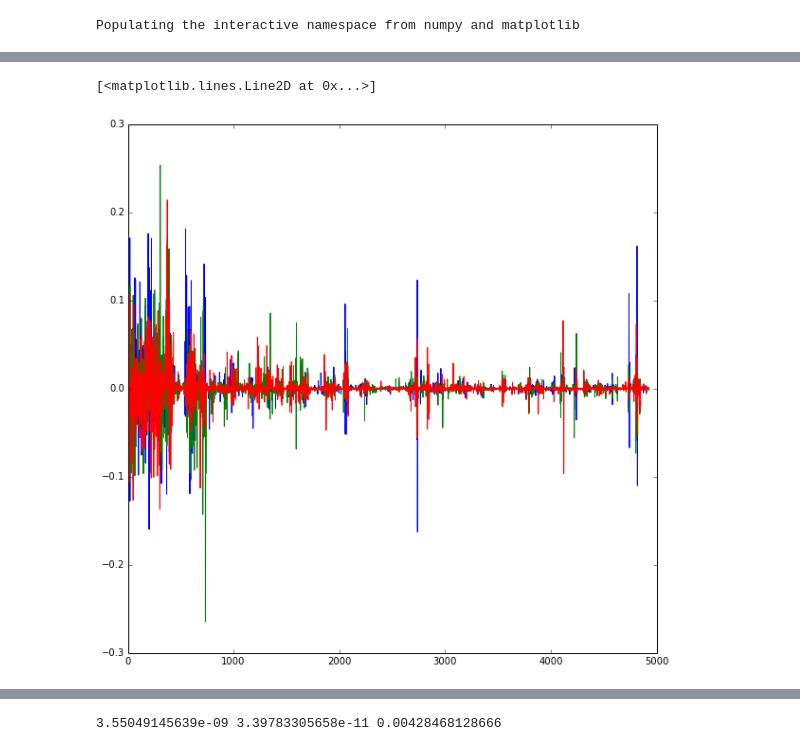
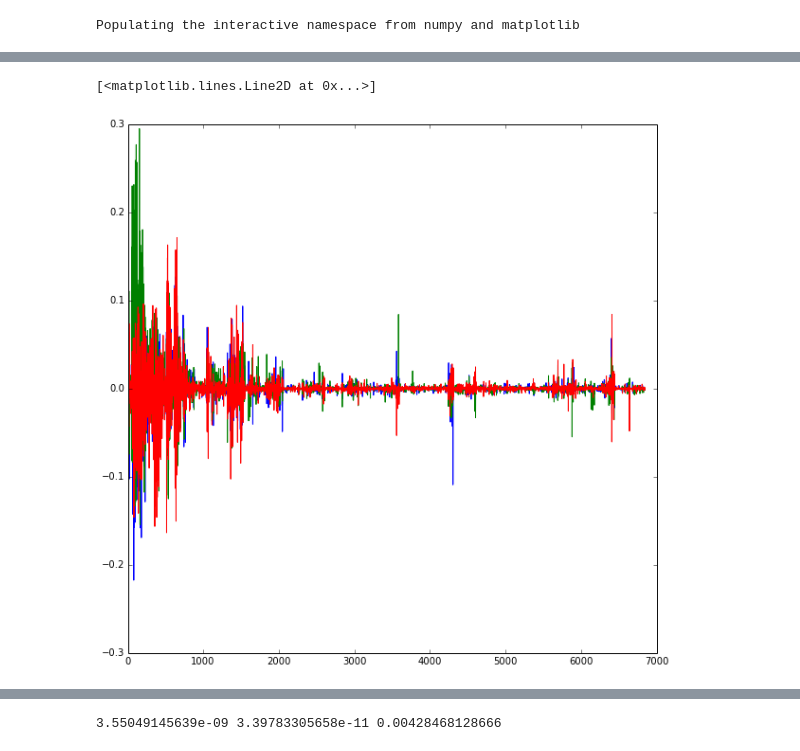
Before and after one commit to forero/ArepoWeb, a Jupyter notebook: src/TestWebFinder.ipynb, the cells around one changed output, grey strips where cells are left out. Saved outputs shown, nothing was run; the diff lists cells and outputs as text; code cells hidden in the pictures.

```diff
--- a/src/TestWebFinder.ipynb
+++ b/src/TestWebFinder.ipynb
@@ -41,8 +41,8 @@ slice_vz = empty((0))
 data_path= "/Users/forero/work/ArepoWeb/data/L75n455FP/snapdir_135"
 
 delta_slice = 500.0
-center_slice = 30000.0
-window_xy = 10000.0
+center_slice = 30000.0 #30000 is interesting, 45000 tambien
+window_xy = 15000.0
 
 for i in range(32):
     pos, vel, p, dens, vol = load_snap(data_path, snapnum, i)
@@ -80,5 +80,5 @@ print size(slice_x), size(slice_dens)
 # %%
-index_center = where((slice_z>(center_slice-0.20*delta_slice))&(slice_z<(center_slice+0.20*delta_slice))&
+index_center = where((slice_z>(center_slice-0.30*delta_slice))&(slice_z<(center_slice+0.30*delta_slice))&
                      (slice_x>(center_slice-0.8*window_xy))&(slice_x<(center_slice+0.8*window_xy))&
                       (slice_y>(center_slice-0.8*window_xy))&(slice_y<(center_slice+0.8*window_xy)))
 
@@ -146,6 +146,11 @@ for i in index_center[0:NMAX]:
     sigma_xx = append(sigma_xx, tmp_sigma_xx)
     sigma_yy = append(sigma_yy, tmp_sigma_yy)
     sigma_zz = append(sigma_zz, tmp_sigma_zz)
+    sigma_xy = append(sigma_xy, tmp_sigma_xy)
+    sigma_xz = append(sigma_xz, tmp_sigma_xz)
+    sigma_yz = append(sigma_yz, tmp_sigma_yz)
+
+
     itera = itera+1
     if(not(itera%1000)):
          print itera, size(index_center)
@@ -157,10 +255,13 @@ for i in index_center[0:NMAX]:
 # %%
-plot(sigma_xx)
-plot(sigma_yy)
-plot(sigma_zz)
+#plot(sigma_xx)
+#plot(sigma_yy)
+#plot(sigma_zz)
+plot(sigma_xy)
+plot(sigma_xz)
+plot(sigma_yz)
 # %% [output]
 [<matplotlib.lines.Line2D at 0x...>]
-[figure, old version]
+[figure, new version]
 # %%
 plot(sigma_xx + sigma_yy + sigma_zz)
 # %% [output]
```
Also changed, not shown: parts of 16 cells of this notebook.
